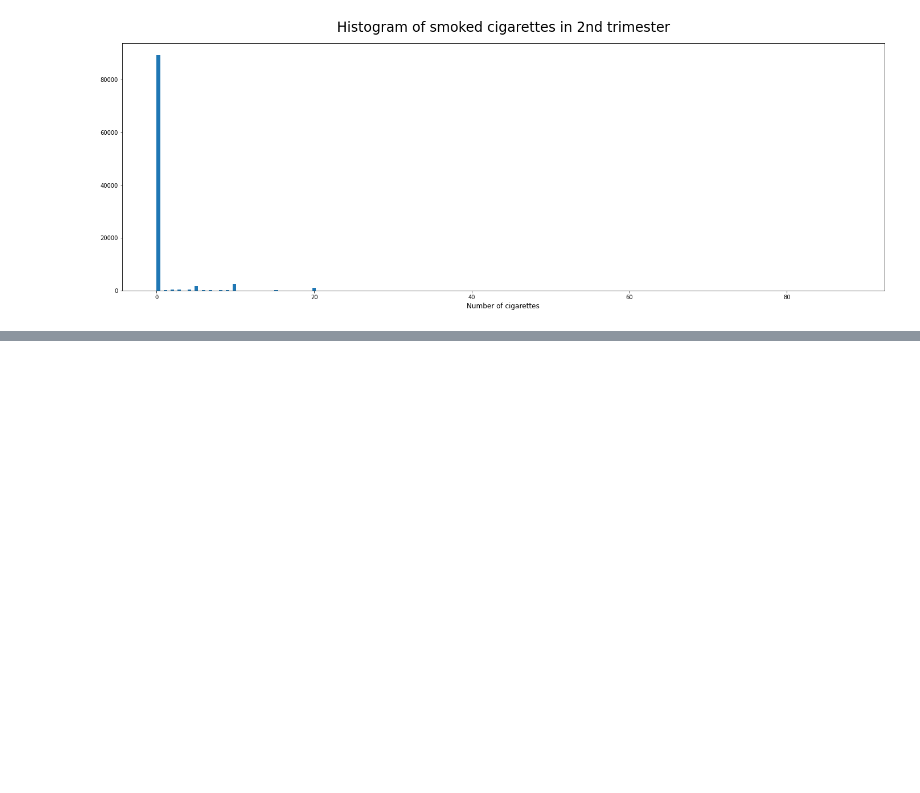
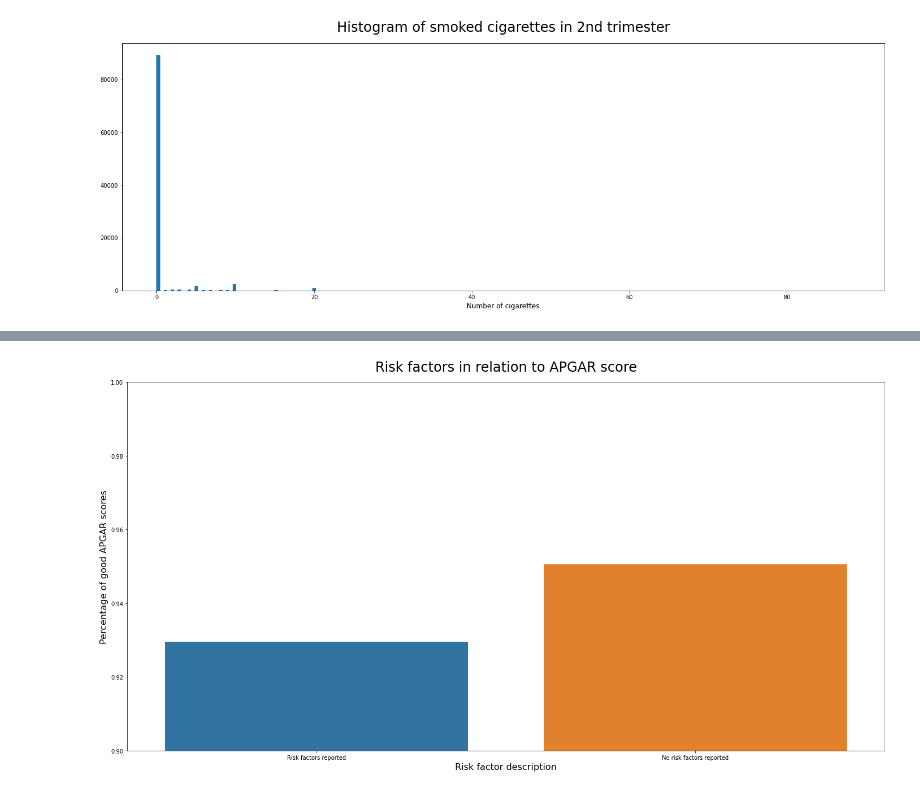
Before and after one commit to WiktorSa/Projekt-MSiD, a Jupyter notebook: notebook/Czynniki wpływające na wynik APGAR.ipynb, the cells around one changed output, grey strips where cells are left out. Cells and saved outputs as stored; diff of their text form; code cells hidden in the pictures; blank space fills up the shorter version.

```diff
--- a/notebook/Czynniki wpływające na wynik APGAR.ipynb
+++ b/notebook/Czynniki wpływające na wynik APGAR.ipynb
@@ -140,0 +301,10 @@ plt.show()
+# %%
+plt.figure(figsize=(24, 12))
+sns.barplot(x='No Risk Factors Reported description', y='APGAR score', data=df.sort_values('No Risk Factors Reported'), ci=None)
+plt.title("Risk factors in relation to APGAR score", fontsize=24, y=1.02)
+plt.xlabel("Risk factor description", fontsize=16)
+plt.ylabel("Percentage of good APGAR scores", fontsize=16)
+plt.ylim(0.9, 1)
+plt.show()
+# %% [output]
+[figure, added]
```
Also changed, not shown: parts of 43 cells of this notebook.
